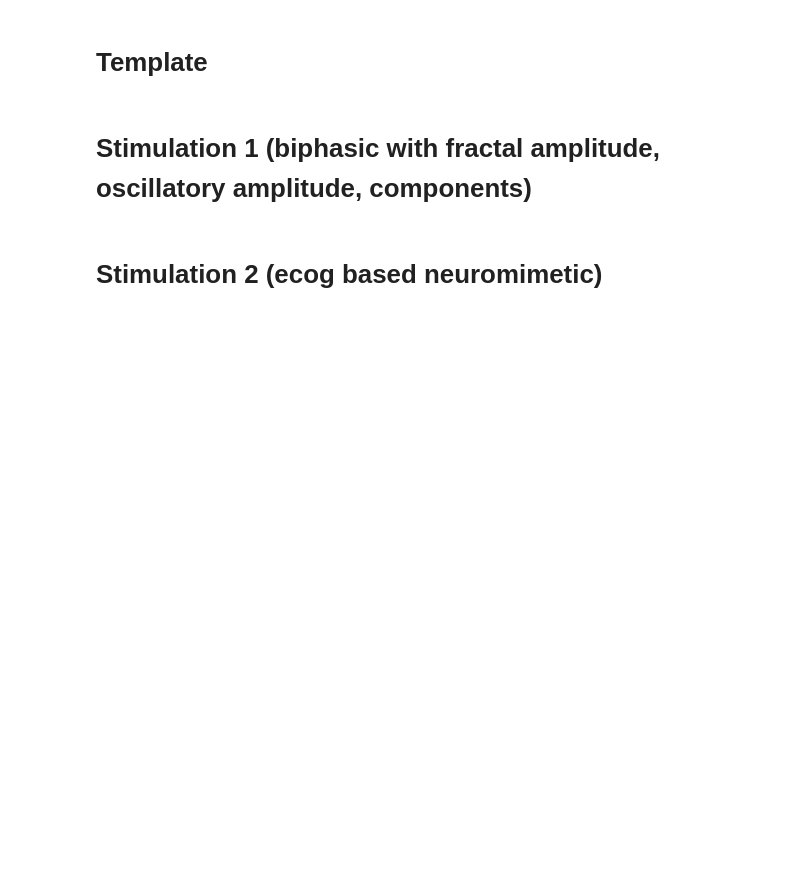
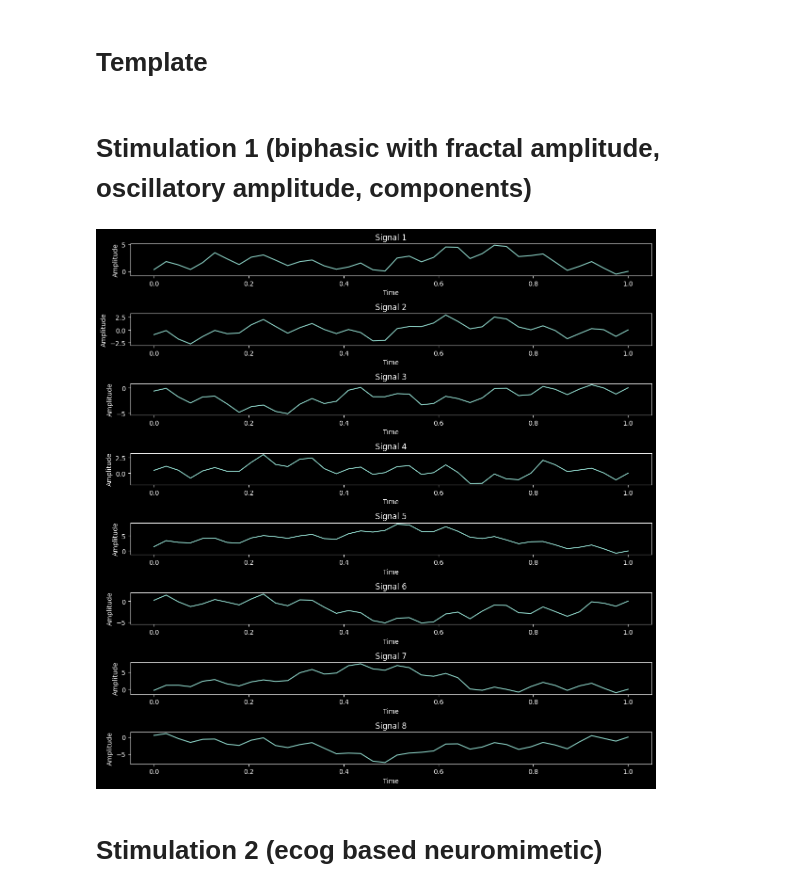
Before and after one commit to Unlimited-Research-Cooperative/human-cortical-organoid-intelligence-system, a Jupyter notebook: stimulation_experiments/stimulation.ipynb, the cells around one changed output. Saved outputs shown, nothing was run; the diff lists cells and outputs as text; code cells hidden in the pictures; blank space fills up the shorter version.

```diff
--- a/stimulation_experiments/stimulation.ipynb
+++ b/stimulation_experiments/stimulation.ipynb
@@ -169,6 +188,76 @@ finally:
     intan.close()
     # Signal the end of the experiment to all users
     exp.stop()
+# %%
+import numpy as np
+import matplotlib.pyplot as plt
+
+# Function to generate an oscillatory sequence (e.g., alpha rhythm)
+def generate_oscillatory_sequence(length, frequency, amplitude=1):
+    t = np.linspace(0, 1, length)
+    oscillatory_sequence = amplitude * np.sin(2 * np.pi * frequency * t)
+    return oscillatory_sequence
+
+def generate_fbmn_sequence(length, hurst, initial_scale, seed=None):
+    if seed is not None:
+        seed = int(seed)  # Convert the seed to an integer
+        np.random.seed(seed)
+
+    # Create an empty array to store the fBm sequence
+    fbmn = np.zeros(length+1)
+
+    # Initialize endpoints
+    fbmn[0] = 0
+    fbmn[length] = 0
+
+    def midpoint_displacement(left, right, scale):
+        if right - left <= 1:
+            return
+
+        mid = (left + right) // 2
+
+        # Calculate midpoint value with a random offset
+        fbmn[mid] = 0.5 * (fbmn[left] + fbmn[right]) + scale * (np.random.rand() - 0.5)
+
+        # Recursively apply midpoint displacement to the left and right segments
+        midpoint_displacement(left, mid, scale / 2)
+        midpoint_displacement(mid, right, scale / 2)
+
+    midpoint_displacement(0, length, initial_scale)
+
+    # Calculate the final fBm sequence by taking differences
+    fbmn_diff = np.diff(fbmn)
+
+    # Adjust the scaling by the Hurst exponent
+    fbmn_scaled = np.cumsum(fbmn_diff * (2 ** hurst))
+
+    return fbmn_scaled
+
+# Number of signals
+num_signals = 8
+signal_duration = 40  # Length of each signal
+
+# Create time values for the x-axis
+t = np.linspace(0, 1, signal_duration)
+
+# Generate and plot 8 sets of fractal and oscillatory amplitude sequences
+plt.figure(figsize=(12, 12))
+
+for i in range(num_signals):
+    # Generate amplitude sequences for each signal
+    fractal_amplitude = generate_fbmn_sequence(signal_duration, 1, 8, seed=i)  # Hurst exponent of 0.8 for fractal amplitude
+    oscillatory_amplitude = generate_oscillatory_sequence(signal_duration, frequency=10, amplitude=1)  # Alpha rhythm (10 Hz)
+
+    plt.subplot(num_signals, 1, i+1)
+    plt.plot(t, fractal_amplitude + oscillatory_amplitude)
+    plt.title(f'Signal {i+1}')
+    plt.xlabel('Time')
+    plt.ylabel('Amplitude')
+
+plt.tight_layout()
+plt.show()
+# %% [output]
+[figure, added]
 # %% [markdown]
 # Stimulation 2 (ecog based neuromimetic)
 # %%
```
Also changed, not shown: parts of 1 cell of this notebook.
